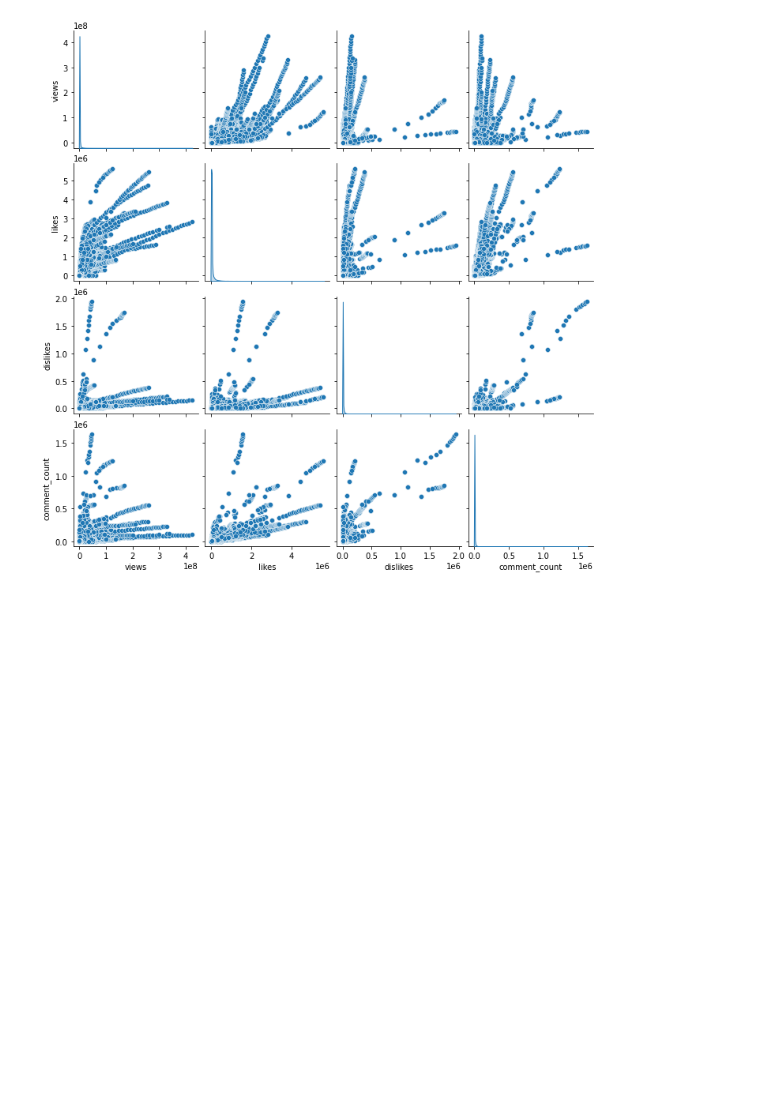
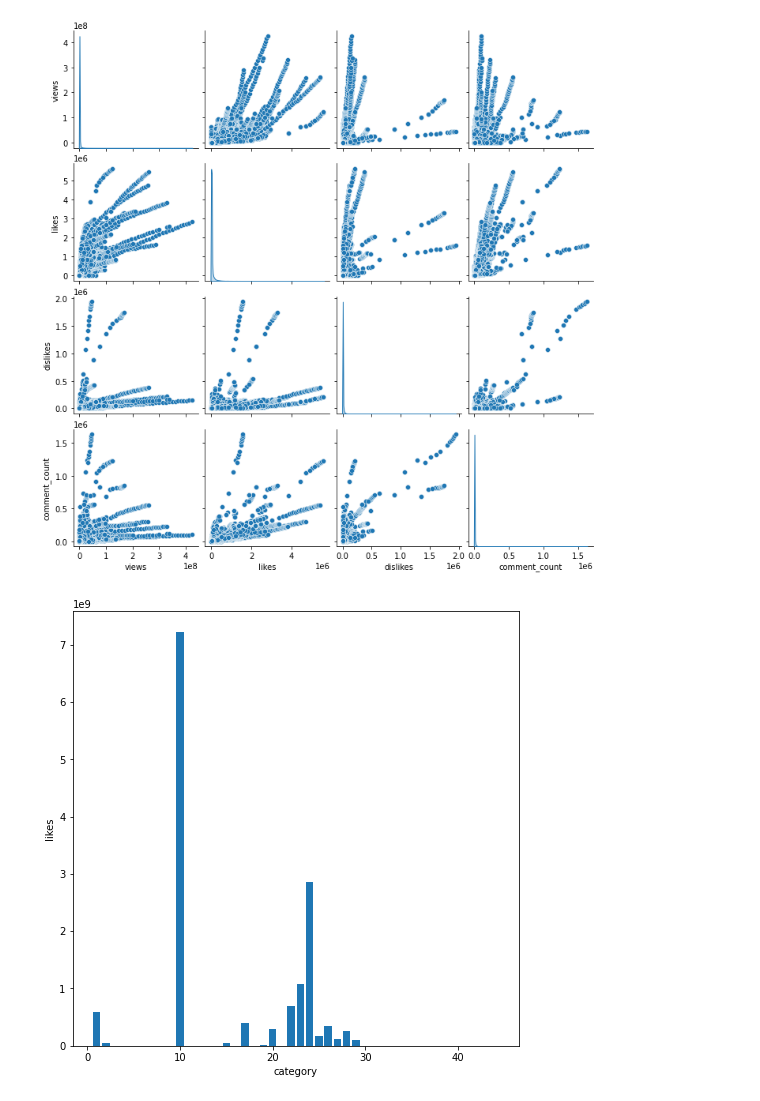
Before and after one commit to ashen007/youtube_trending, a Jupyter notebook: trending.ipynb, the cells around one changed output. Drawn from its saved outputs; the diff is of its cells as text; code cells hidden in the pictures; blank space fills up the shorter version.

```diff
--- a/trending.ipynb
+++ b/trending.ipynb
@@ -477,3 +477,13 @@ plt.show()
 # %% [output]
 <Figure size 864x720 with 0 Axes>
 [figure]
+# %%
+cat_likes = df[['category_id','likes']].groupby('category_id').sum()
+plt.figure(figsize=[8,8])
+plt.bar(cat_likes.index,
+           cat_likes.likes)
+plt.xlabel('category')
+plt.ylabel('likes')
+plt.show()
+# %% [output]
+[figure, added]
```
Also changed, not shown: parts of 3 cells of this notebook.
